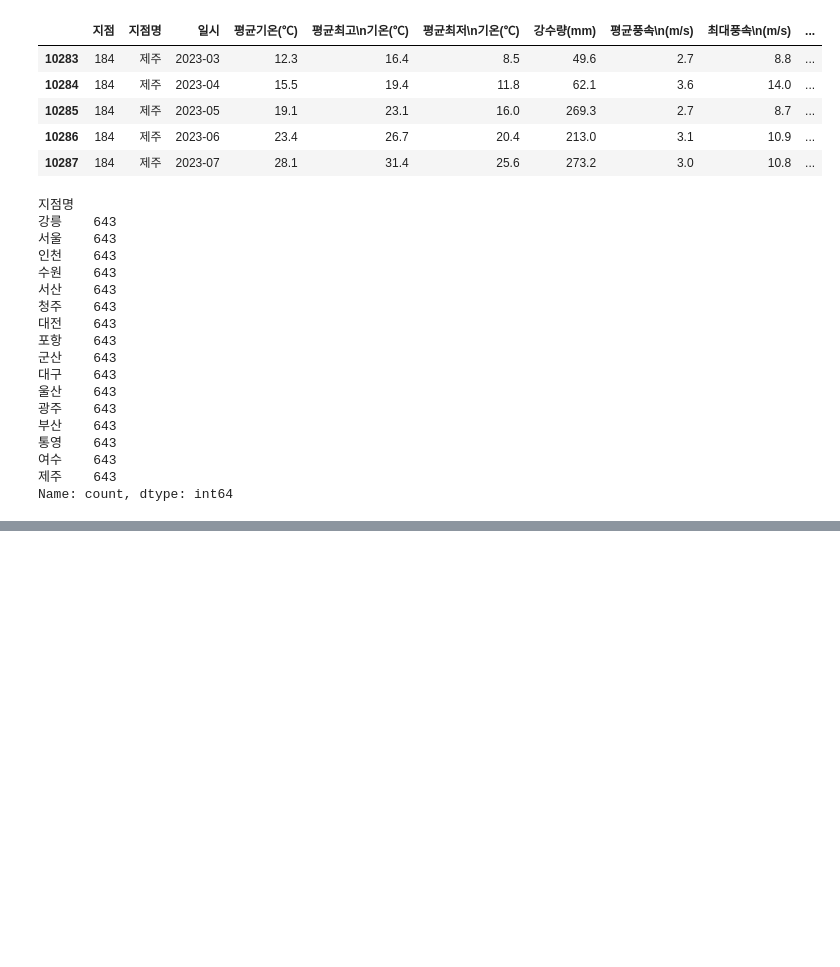
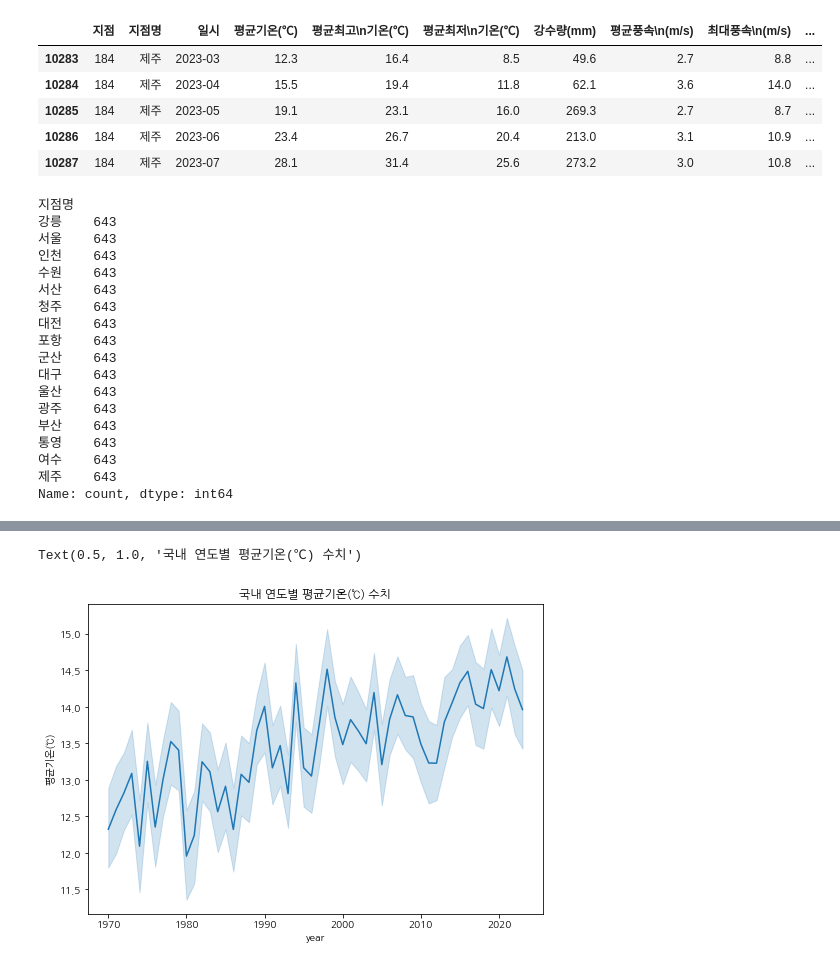
Before and after one commit to jmlee99/GBIF, a Jupyter notebook: GBIF_processing.ipynb, the cells around one changed output, grey strips where cells are left out. Drawn from its saved outputs; the diff is of its cells as text; code cells hidden in the pictures; blank space fills up the shorter version.

```diff
--- a/GBIF_processing.ipynb
+++ b/GBIF_processing.ipynb
@@ -110,0 +124,7 @@ sns.relplot(data = df1, x = '일시', y = '평균기온(℃)', kind = 'line', co
+# %%
+df1.drop(['지점'], axis = 1, inplace = True)
+# %%
+df1_g1 = df1.drop(['일시'], axis = 1)
+# %%
+df_g1 = df1_g1.groupby(['지점명', 'year']).mean()
+df_g1.head()
@@ -110,0 +139,3 @@ sns.relplot(data = df1, x = '일시', y = '평균기온(℃)', kind = 'line', co
+# %%
+df_g1 = df_g1.reset_index()
+df_g1
@@ -110,0 +156,7 @@ sns.relplot(data = df1, x = '일시', y = '평균기온(℃)', kind = 'line', co
+# %%
+fig, axes = plt.subplots(figsize = (7,5),  layout = 'constrained')
+sns.lineplot(data = df_g1, x = 'year', y = '평균기온(℃)', ax = axes)
+axes.set_title('국내 연도별 평균기온(℃) 수치')
+# %% [output]
+Text(0.5, 1.0, '국내 연도별 평균기온(℃) 수치')
+[figure, added]
```
Also changed, not shown: parts of 16 cells of this notebook.
